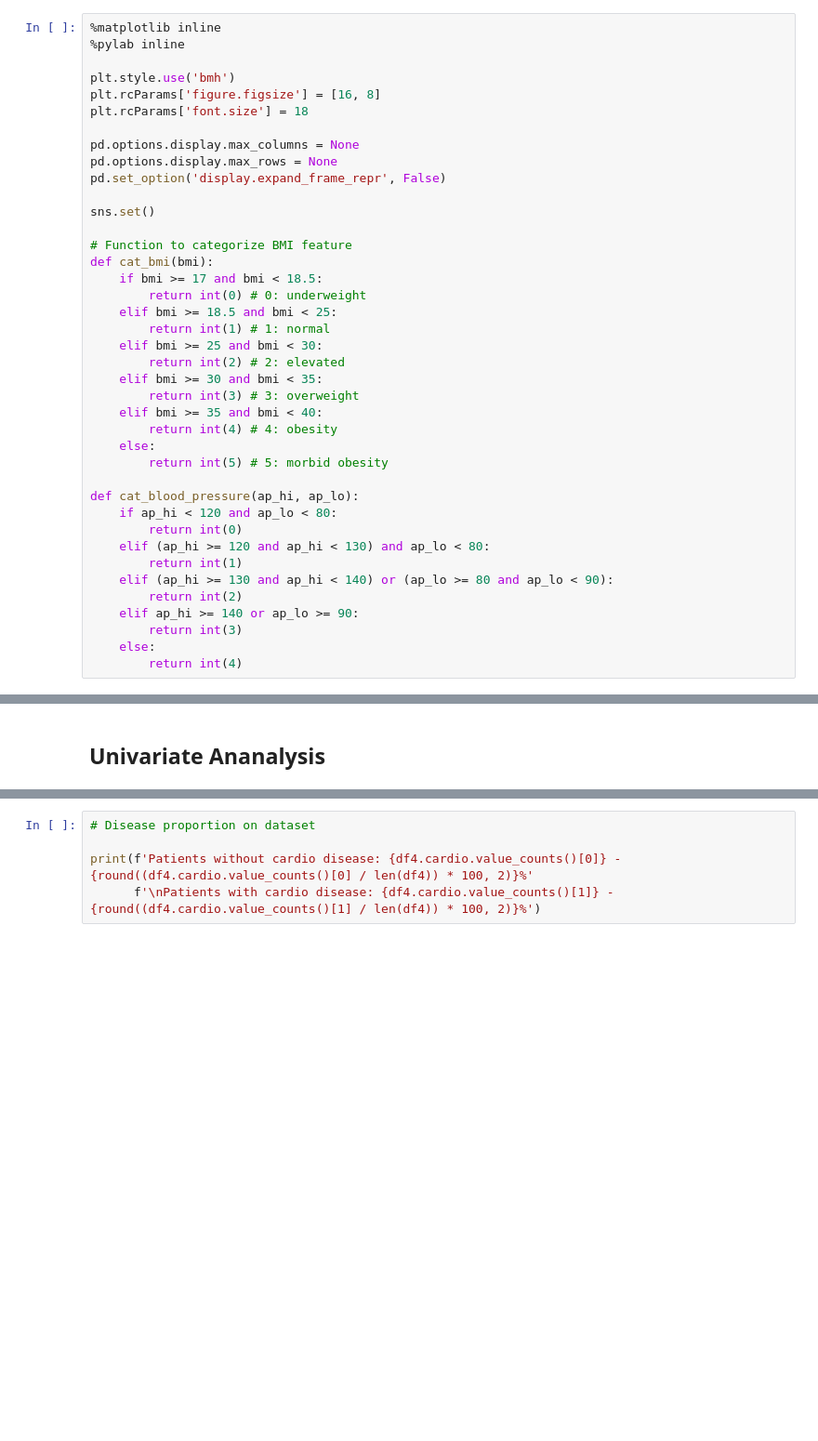
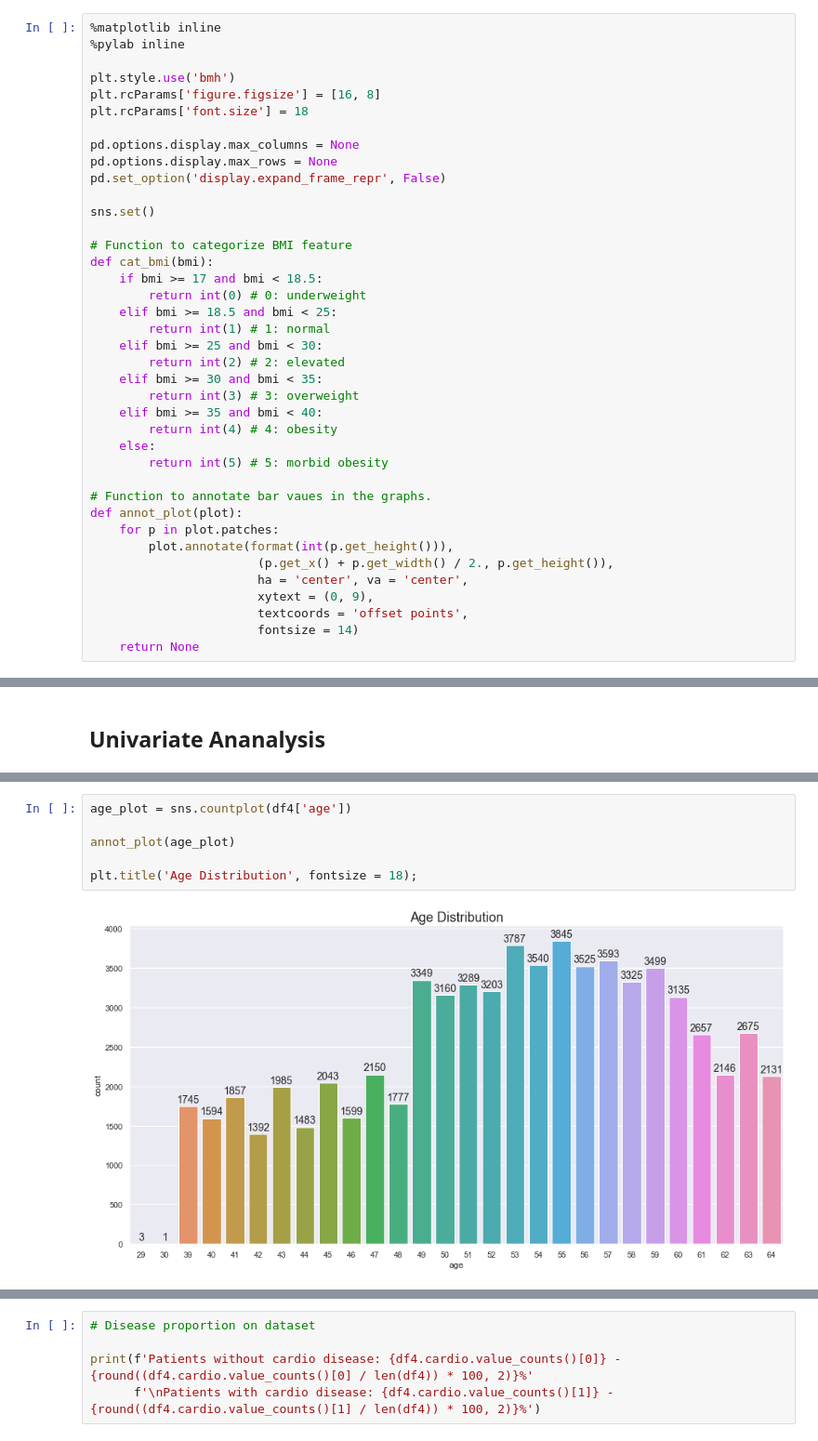
Before and after one commit to felipedmnq/Cardiac-disease-prediction, a Jupyter notebook: Notebooks/Cardiovascular_disease_prediction.ipynb, the cells around one changed output, grey strips where cells are left out. Shown at 93% size. Saved outputs shown, nothing was run; the diff lists cells and outputs as text; blank space fills up the shorter version.

```diff
--- a/Notebooks/Cardiovascular_disease_prediction.ipynb
+++ b/Notebooks/Cardiovascular_disease_prediction.ipynb
@@ -73,17 +76,16 @@ def cat_bmi(bmi):
     else:
         return int(5) # 5: morbid obesity
 
-def cat_blood_pressure(ap_hi, ap_lo):
-    if ap_hi < 120 and ap_lo < 80:
-        return int(0)
-    elif (ap_hi >= 120 and ap_hi < 130) and ap_lo < 80:
-        return int(1)
-    elif (ap_hi >= 130 and ap_hi < 140) or (ap_lo >= 80 and ap_lo < 90):
-        return int(2)
-    elif ap_hi >= 140 or ap_lo >= 90:
-        return int(3)
-    else:
-        return int(4)
+# Function to annotate bar vaues in the graphs.
+def annot_plot(plot):
+    for p in plot.patches:
+        plot.annotate(format(int(p.get_height())),
+                       (p.get_x() + p.get_width() / 2., p.get_height()),
+                       ha = 'center', va = 'center',
+                       xytext = (0, 9),
+                       textcoords = 'offset points',
+                       fontsize = 14)
+    return None
 # %% [output]
 Populating the interactive namespace from numpy and matplotlib
 # %% [markdown]
@@ -260,0 +286,8 @@ df4 = df3.copy()
+# %%
+age_plot = sns.countplot(df4['age'])
+
+annot_plot(age_plot)
+
+plt.title('Age Distribution', fontsize = 18);
+# %% [output]
+[figure, added]
```
Also changed, not shown: parts of 31 cells of this notebook.
